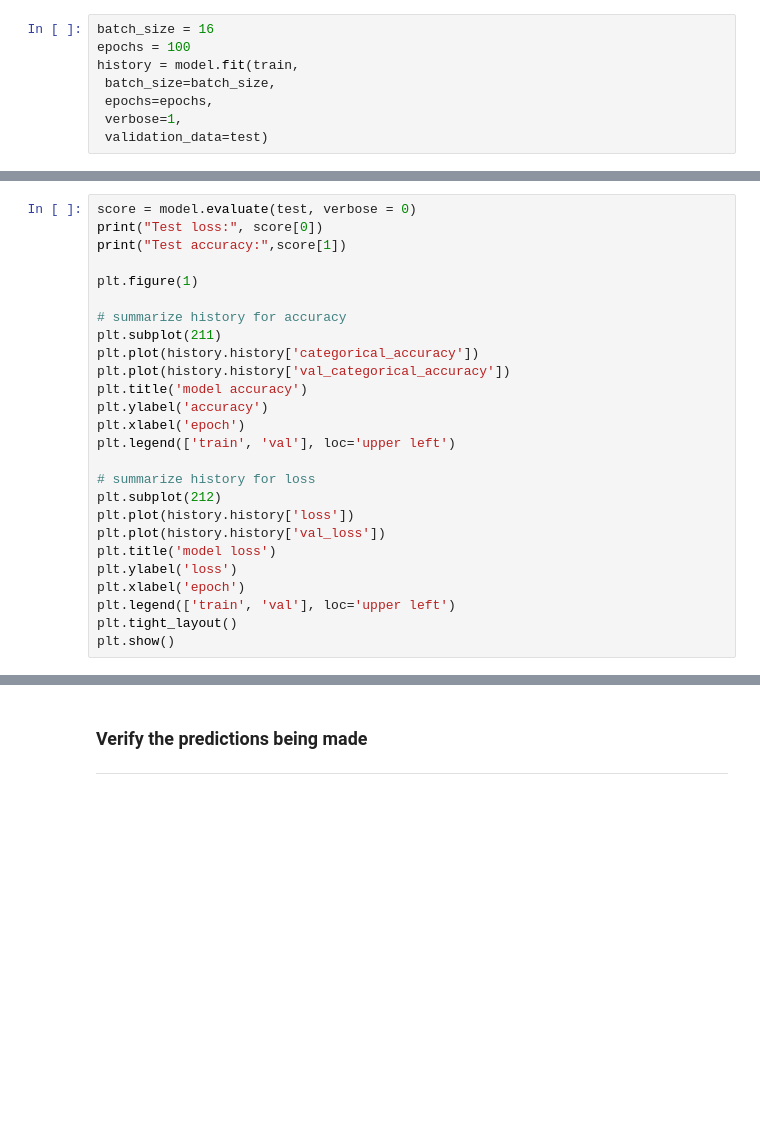
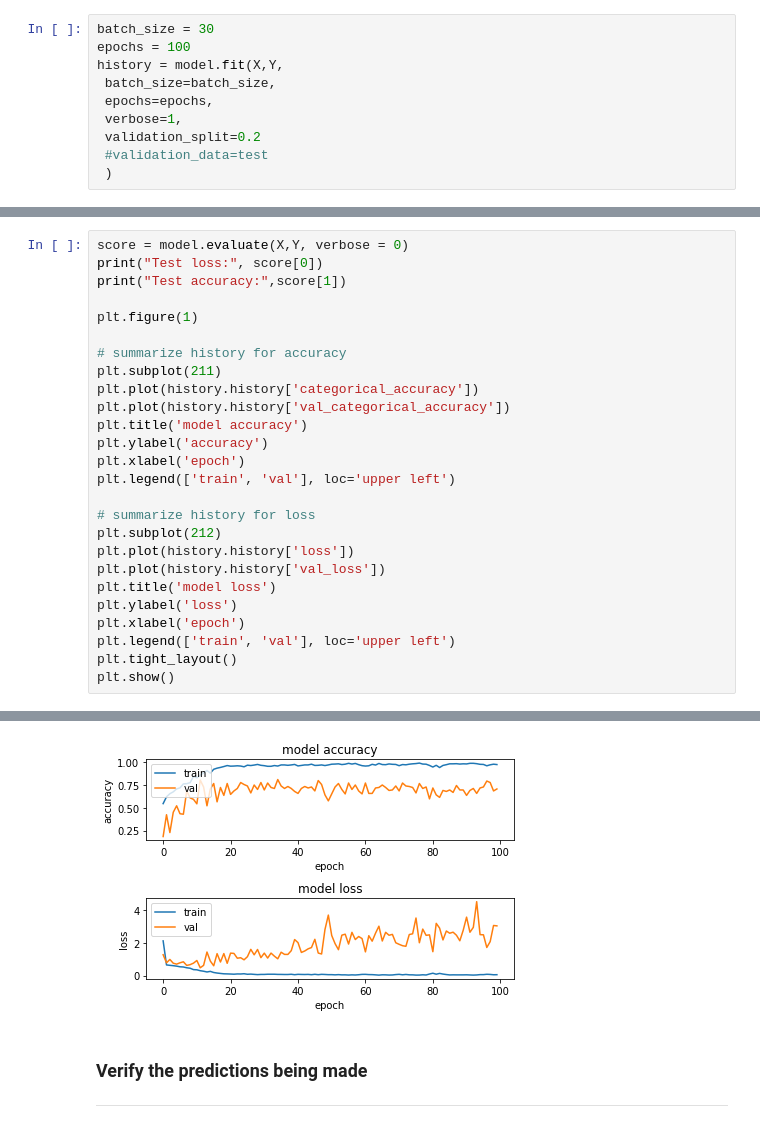
Before and after one commit to CSCI4850/s21-team1-project, a Jupyter notebook: networks/cnn-matt-1.ipynb, the cells around one changed output, grey strips where cells are left out. Cells and saved outputs as stored; diff of their text form; blank space fills up the shorter version.

```diff
--- a/networks/cnn-matt-1.ipynb
+++ b/networks/cnn-matt-1.ipynb
@@ -112,10 +147,12 @@ _________________________________________________________________
 # %%
-batch_size = 16
+batch_size = 30
 epochs = 100
-history = model.fit(train,
+history = model.fit(X,Y,
  batch_size=batch_size,
  epochs=epochs,
  verbose=1,
- validation_data=test)
+ validation_split=0.2
+ #validation_data=test
+ )
 # %% [output]
 Epoch 1/100
@@ -138,5 +175,5 @@ Epoch 31/100
 # %%
-score = model.evaluate(test, verbose = 0)
+score = model.evaluate(X,Y, verbose = 0)
 print("Test loss:", score[0])
 print("Test accuracy:",score[1])
 
@@ -161,3 +198,4 @@ plt.xlabel('epoch')
 plt.legend(['train', 'val'], loc='upper left')
 plt.tight_layout()
 plt.show()
+# %% [output]
@@ -164,3 +204,4 @@ plt.show()
+[figure, added]
 # %% [markdown]
 ### Verify the predictions being made
 ---
```
Also changed, not shown: parts of 10 cells of this notebook.
